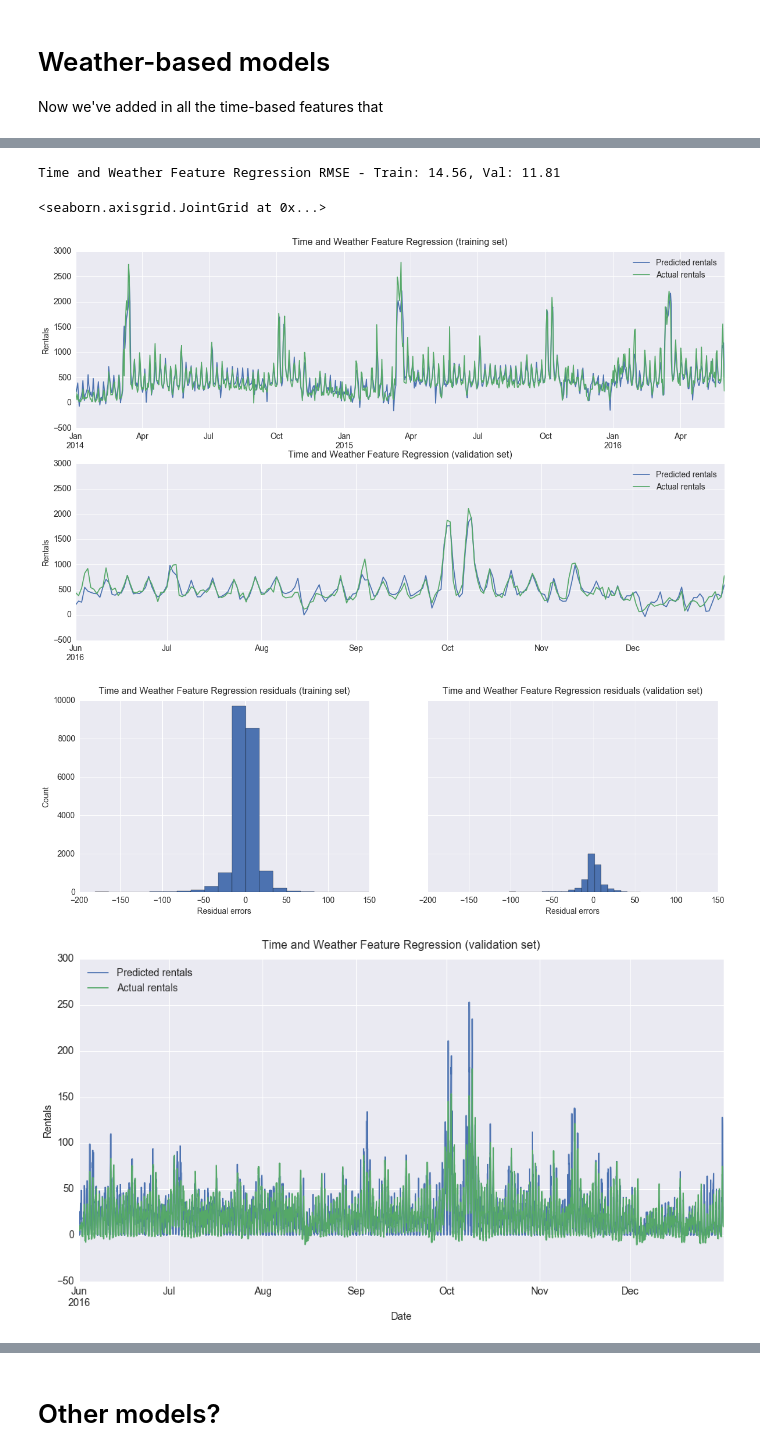
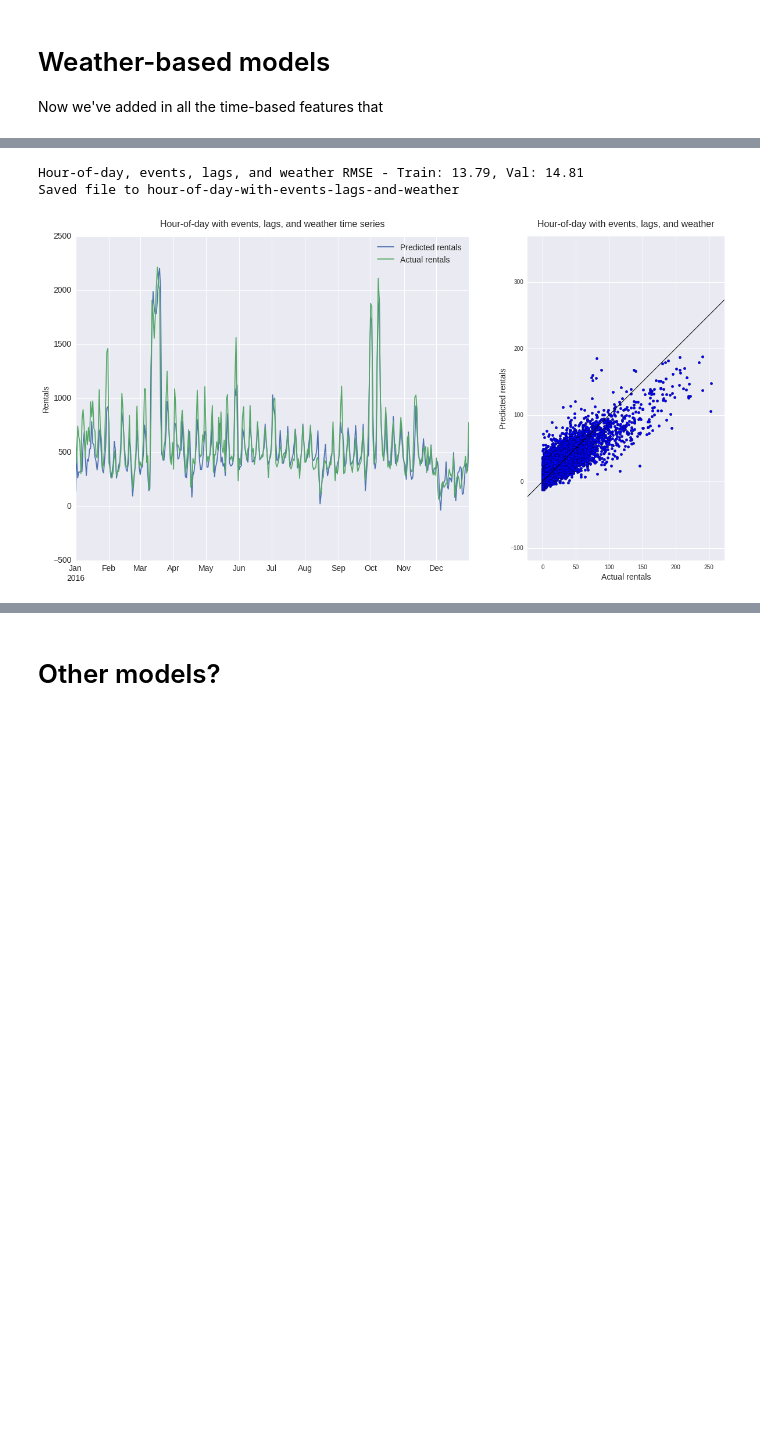
Before and after one commit to timgasser/bcycle-austin, a Jupyter notebook: notebooks/bcycle_all_data_models.ipynb, the cells around one changed output, grey strips where cells are left out. Saved outputs shown, nothing was run; the diff lists cells and outputs as text; code cells hidden in the pictures; blank space fills up the shorter version.

Commit message:
Finished off all the graphs, added cross-validation for some new models

```diff
--- a/notebooks/bcycle_all_data_models.ipynb
+++ b/notebooks/bcycle_all_data_models.ipynb
@@ -212,8 +256,8 @@ Let's kick off by creating a linear model based on time features.
 from bcycle_lib.all_utils import add_time_features
 
 TRAIN_START = '2014-01-01'
-TRAIN_END = '2016-05-31'
-VAL_START = '2016-06-01'
+TRAIN_END = '2015-12-31'
+VAL_START = '2016-01-01'
 VAL_END = '2016-12-31'
 
 hourly_trips_df = trips_df.resample('1H').size().to_frame(name='count')
@@ -655,21 +653,15 @@ train_rmse = np.sqrt(mean_squared_error(y_train, y_train_pred))
 y_val_pred = reg.predict(X_val)
 val_rmse = np.sqrt(mean_squared_error(y_val, y_val_pred))
 
-# # Store the evaluation results
-# if 'linreg_time_weather_feat' not in scores_df.index:
-#     scores_df = scores_df.append(pd.DataFrame({'train_rmse' : train_rmse, 'val_rmse' : val_rmse},
-#                                               index=['linreg_time_weather_feat']))
+# Store the evaluation results
+if 'linreg_time_events_lags' not in scores_df.index:
+    scores_df = scores_df.append(pd.DataFrame({'train_rmse' : train_rmse, 'val_rmse' : val_rmse},
+                                              index=['linreg_time_events_lags']))
 
-print('Time and Weather Feature Regression RMSE - Train: {:.2f}, Val: {:.2f}'.format(train_rmse, val_rmse))
+print('Hour-of-day with events and lags RMSE - Train: {:.2f}, Val: {:.2f}'.format(train_rmse, val_rmse))
 
-reg_result_train_df, reg_result_val_df = df_from_results(train_df.index, y_train, y_train_pred,
+result_train_df, result_val_df = df_from_results(train_df.index, y_train, y_train_pred,
                                                          val_df.index, y_val, y_val_pred)
 
-# plot_results(reg_result_train_df, reg_result_val_df, 'pred', 'true', title='Time and Weather Feature Regression')
-# plot_val(reg_result_val_df, 'pred', 'true', title='Time and Weather Feature Regression')
-
-# sns.jointplot(y_val_pred, y_val)
-
-fig, ax = plt.subplots(1,1,figsize=(20,10))
-plot_ts(reg_result_val_df, 'pred', 'true', 'Linear regression time baseline', ax=ax)
+plot_all_results(result_val_df, 'true', 'pred', 'Hour-of-day with events and lags')
 # %% [output]
@@ -747,31 +738,26 @@ X_val shape: (5136, 198), y_val shape: (5136,)
 # %%
 from sklearn.linear_model import Ridge
 
 reg = Ridge()
 reg.fit(X_train, y_train)
 y_train_pred = reg.predict(X_train)
 train_rmse = np.sqrt(mean_squared_error(y_train, y_train_pred))
 
 y_val_pred = reg.predict(X_val)
 val_rmse = np.sqrt(mean_squared_error(y_val, y_val_pred))
 
-# # Store the evaluation results
-# if 'linreg_time_weather_feat' not in scores_df.index:
-#     scores_df = scores_df.append(pd.DataFrame({'train_rmse' : train_rmse, 'val_rmse' : val_rmse},
-#                                               index=['linreg_time_weather_feat']))
+# Store the evaluation results
+if 'linreg_time_events_lags_weather' not in scores_df.index:
+    scores_df = scores_df.append(pd.DataFrame({'train_rmse' : train_rmse, 'val_rmse' : val_rmse},
+                                              index=['linreg_time_events_lags_weather']))
 
-print('Time and Weather Feature Regression RMSE - Train: {:.2f}, Val: {:.2f}'.format(train_rmse, val_rmse))
+print('Hour-of-day, events, lags, and weather RMSE - Train: {:.2f}, Val: {:.2f}'.format(train_rmse, val_rmse))
 
-reg_result_train_df, reg_result_val_df = df_from_results(train_df.index, y_train, y_train_pred,
+result_train_df, result_val_df = df_from_results(train_df.index, y_train, y_train_pred,
                                                          val_df.index, y_val, y_val_pred)
 
-plot_results(reg_result_train_df, reg_result_val_df, 'pred', 'true', title='Time and Weather Feature Regression')
-plot_val(reg_result_val_df, 'pred', 'true', title='Time and Weather Feature Regression')
-
-sns.jointplot(y_val_pred, y_val, kind='reg')
+plot_all_results(result_val_df, 'true', 'pred', 'Hour-of-day with events, lags, and weather')
 # %% [output]
-Time and Weather Feature Regression RMSE - Train: 14.56, Val: 11.81
+Hour-of-day, events, lags, and weather RMSE - Train: 13.79, Val: 14.81
+Saved file to hour-of-day-with-events-lags-and-weather
-<seaborn.axisgrid.JointGrid at 0x...>
-[figure, old version]
+[figure, new version]
-[figure, removed]
-[figure, removed]
```
Also changed, not shown: parts of 38 cells of this notebook, 2 other files.
